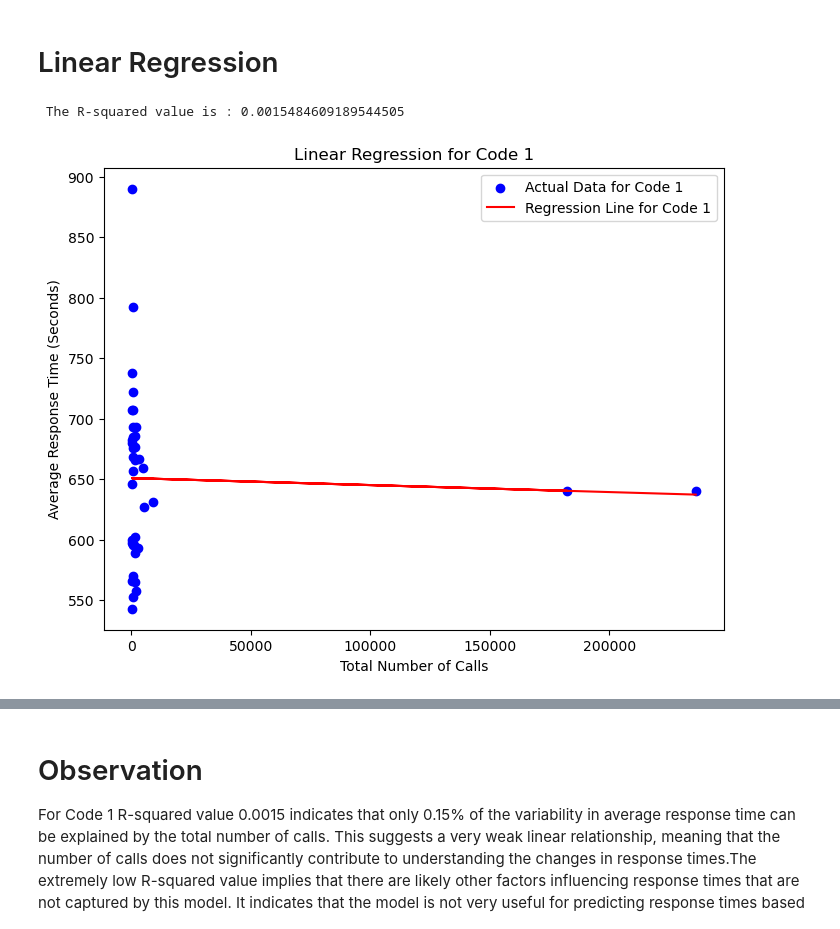
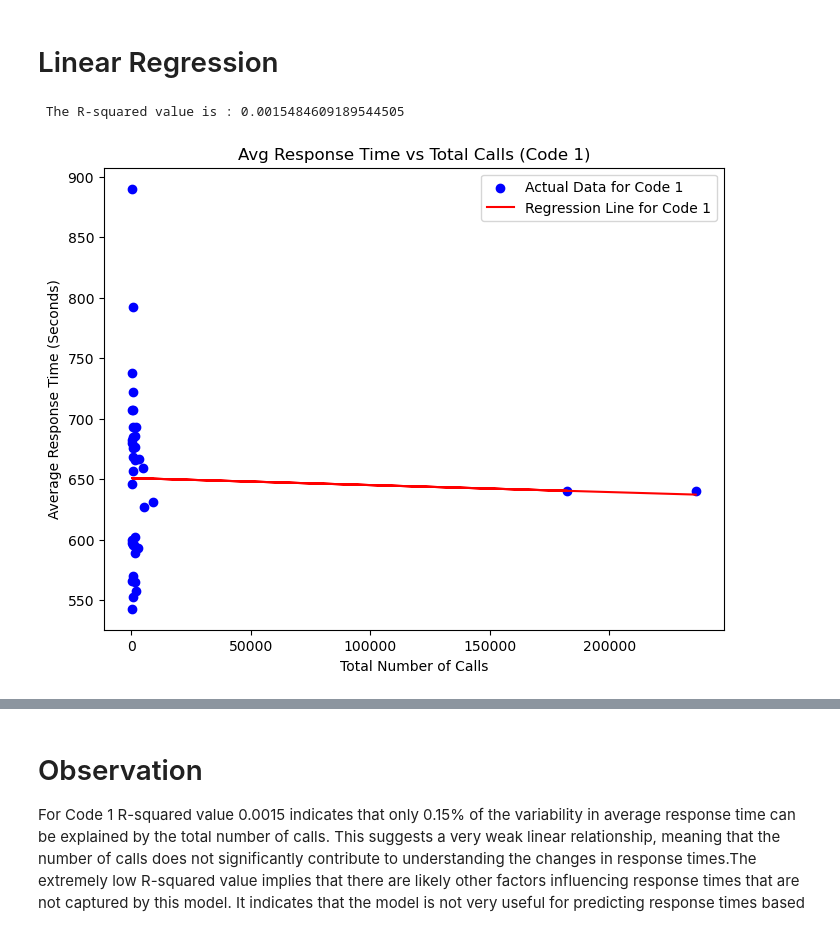
Before and after one commit to NatashaElliott/challenge-7, a Jupyter notebook: AVG-responsetime.ipynb, the cells around one changed output, grey strips where cells are left out. Saved outputs shown, nothing was run; the diff lists cells and outputs as text; code cells hidden in the pictures.

```diff
--- a/AVG-responsetime.ipynb
+++ b/AVG-responsetime.ipynb
@@ -237,29 +244,30 @@ plt.show()
 # %%
 # Prepare data for linear regression
 X_Code1 = Code1_rt['Total Number']  # Independent variable (Total Number of Calls)
 Y_Code1 = Code1_rt['AVG RT - Seconds']  # Dependent variable (Average Response Time)
 
 # Perform linear regression
 slope, intercept, r_value, p_value, std_err = linregress(X_Code1, Y_Code1)
 
 # Print regression results
 print(f" The R-squared value is : {r_value**2}")
 
 # Predict using the regression line
 predicted_Y_Code1 = intercept + slope * X_Code1
 
 # Plotting the results
 plt.figure(figsize=(8, 6))
 plt.scatter(X_Code1, Y_Code1, color='blue', label='Actual Data for Code 1')
 plt.plot(X_Code1, predicted_Y_Code1, color='red', label='Regression Line for Code 1')
-plt.title('Linear Regression for Code 1')
+plt.title('Avg Response Time vs Total Calls (Code 1)')
 plt.xlabel('Total Number of Calls')
 plt.ylabel('Average Response Time (Seconds)')
 plt.legend()
+plt.savefig("Data/Avg Response Time vs Total Calls (Code 1).png")
 plt.show()
 # %% [output]
  The R-squared value is : 0.0015484609189544505
-[figure, old version]
+[figure, new version]
 # %%
 # Prepare data for linear regression
 X_Code2 = Code2_rt['Total Number']  # Independent variable (Total Number of Calls)
```
Also changed, not shown: parts of 5 cells of this notebook, 4 other files.
